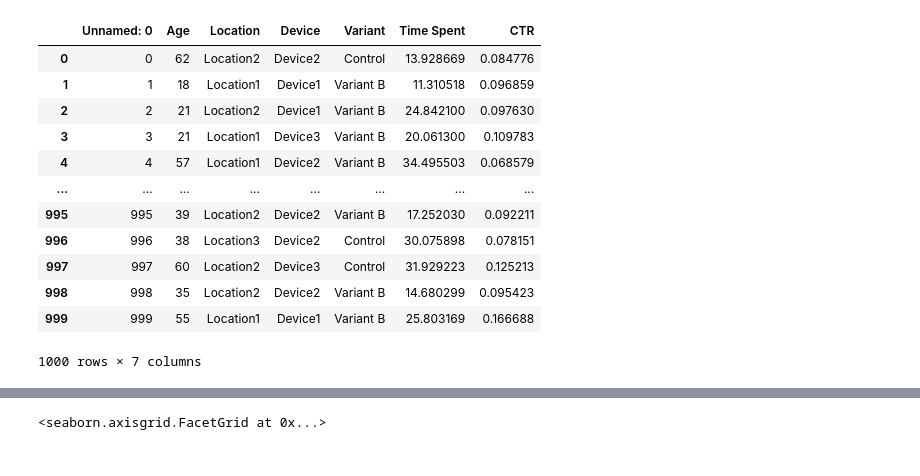
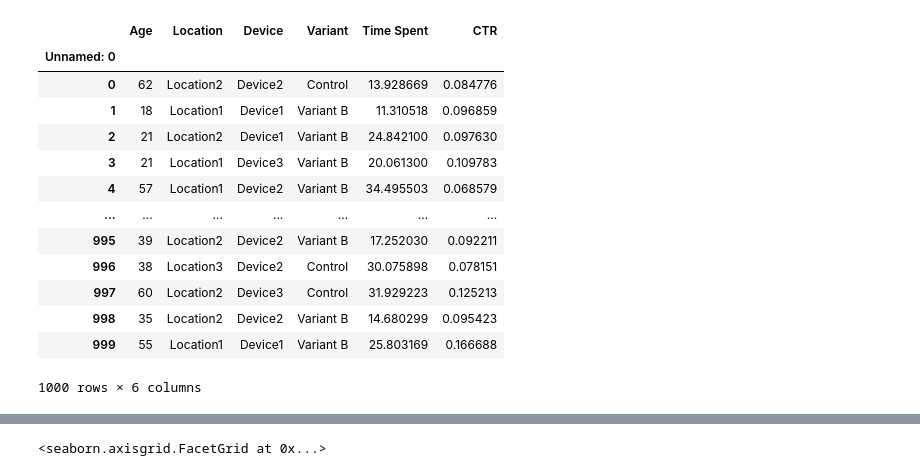
Before and after one commit to arshiaarora10/DatascienceAA, a Jupyter notebook: Class1/Assignment 2.ipynb, the cells around one changed output, grey strips where cells are left out. Drawn from its saved outputs; the diff is of its cells as text; code cells hidden in the pictures.

```diff
--- a/Class1/Assignment 2.ipynb
+++ b/Class1/Assignment 2.ipynb
@@ -6,19 +6,22 @@ import seaborn as sns
 import scipy.stats as stats
 import statsmodels.stats.proportion as sm_proportion
 # %%
+#Reading in the data set
 df= pd.read_csv(r"C:\Users\16479\Downloads\experiment_dataset.csv")
+df.set_index('Unnamed: 0', inplace=True)
 df
 # %% [output]
-|  | Unnamed: 0 | Age | Location | Device | Variant | Time Spent | CTR |
-| 0 | 0 | 62 | Location2 | Device2 | Control | 13.928669 | 0.084776 |
-| 1 | 1 | 18 | Location1 | Device1 | Variant B | 11.310518 | 0.096859 |
-| 2 | 2 | 21 | Location2 | Device1 | Variant B | 24.842100 | 0.097630 |
-| 3 | 3 | 21 | Location1 | Device3 | Variant B | 20.061300 | 0.109783 |
-| 4 | 4 | 57 | Location1 | Device2 | Variant B | 34.495503 | 0.068579 |
-| ... | ... | ... | ... | ... | ... | ... | ... |
-| 995 | 995 | 39 | Location2 | Device2 | Variant B | 17.252030 | 0.092211 |
-| 996 | 996 | 38 | Location3 | Device2 | Control | 30.075898 | 0.078151 |
-| 997 | 997 | 60 | Location2 | Device3 | Control | 31.929223 | 0.125213 |
-| 998 | 998 | 35 | Location2 | Device2 | Variant B | 14.680299 | 0.095423 |
-| 999 | 999 | 55 | Location1 | Device1 | Variant B | 25.803169 | 0.166688 |
+|  | Age | Location | Device | Variant | Time Spent | CTR |
+| Unnamed: 0 |  |  |  |  |  |  |
+| 0 | 62 | Location2 | Device2 | Control | 13.928669 | 0.084776 |
+| 1 | 18 | Location1 | Device1 | Variant B | 11.310518 | 0.096859 |
+| 2 | 21 | Location2 | Device1 | Variant B | 24.842100 | 0.097630 |
+| 3 | 21 | Location1 | Device3 | Variant B | 20.061300 | 0.109783 |
+| 4 | 57 | Location1 | Device2 | Variant B | 34.495503 | 0.068579 |
+| ... | ... | ... | ... | ... | ... | ... |
+| 995 | 39 | Location2 | Device2 | Variant B | 17.252030 | 0.092211 |
+| 996 | 38 | Location3 | Device2 | Control | 30.075898 | 0.078151 |
+| 997 | 60 | Location2 | Device3 | Control | 31.929223 | 0.125213 |
+| 998 | 35 | Location2 | Device2 | Variant B | 14.680299 | 0.095423 |
+| 999 | 55 | Location1 | Device1 | Variant B | 25.803169 | 0.166688 |
-1000 rows × 7 columns
+1000 rows × 6 columns
```
Also changed, not shown: parts of 21 cells of this notebook, 2 other files.
